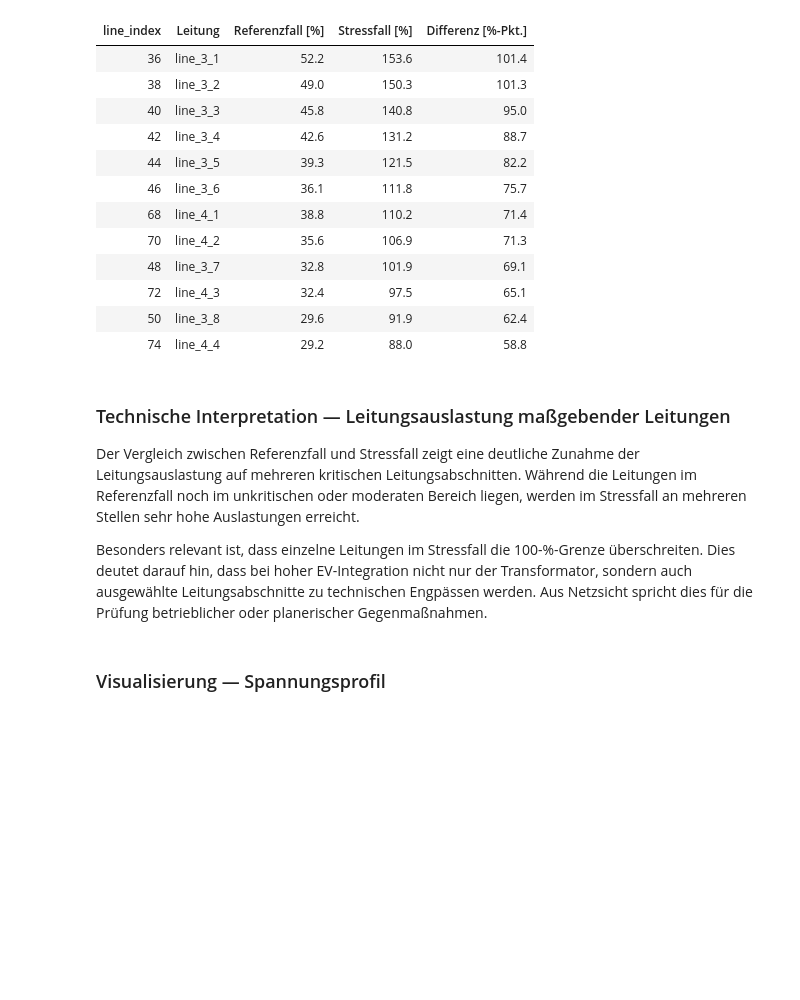
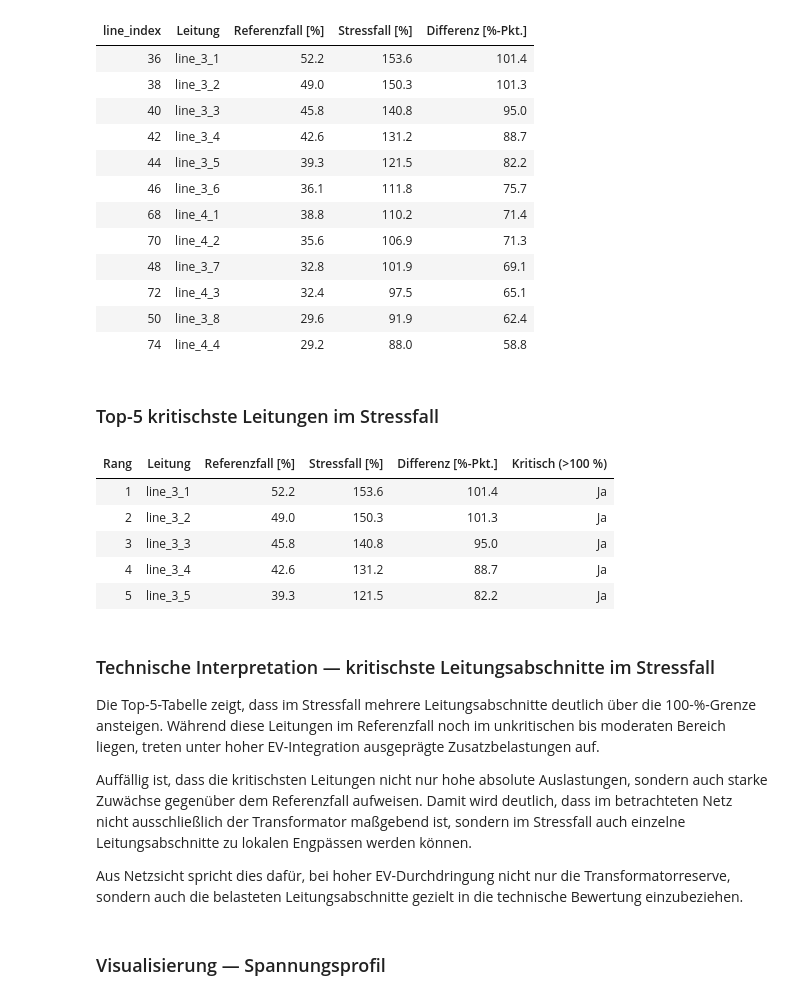
Before and after one commit to engin-yigit/P1_EV_Impact_Analysis, a Jupyter notebook: notebooks/P1_EV_Impact_Analysis.ipynb, the cells around one changed output. Drawn from its saved outputs; the diff is of its cells as text; code cells hidden in the pictures; blank space fills up the shorter version.

Commit message:
Add Top-5 critical line table and interpretation to notebook

```diff
--- a/notebooks/P1_EV_Impact_Analysis.ipynb
+++ b/notebooks/P1_EV_Impact_Analysis.ipynb
@@ -1970,12 +1970,66 @@ show_table(
 | 72 | line_4_3 | 32.4 | 97.5 | 65.1 |
 | 50 | line_3_8 | 29.6 | 91.9 | 62.4 |
 | 74 | line_4_4 | 29.2 | 88.0 | 58.8 |
+# %%
+# Kompakte Top-5-Tabelle: kritischste Leitungen im Stressfall
+top5_lines_df = (
+    compare_df
+    .sort_values(
+        ["stress_loading_percent", "delta_loading_percent"],
+        ascending=[False, False]
+    )
+    .head(5)
+    .reset_index(drop=True)
+    .copy()
+)
+
+top5_lines_df["Leitung"] = top5_lines_df["line_name"].fillna(
+    "Leitung_" + top5_lines_df["line_index"].astype(str)
+)
+
+top5_lines_display_df = pd.DataFrame({
+    "Rang": range(1, len(top5_lines_df) + 1),
+    "Leitung": top5_lines_df["Leitung"],
+    "Referenzfall [%]": top5_lines_df["base_loading_percent"].round(1),
+    "Stressfall [%]": top5_lines_df["stress_loading_percent"].round(1),
+    "Differenz [%-Pkt.]": top5_lines_df["delta_loading_percent"].round(1),
+    "Kritisch (>100 %)": np.where(top5_lines_df["stress_loading_percent"] > 100, "Ja", "Nein")
+})
+
+show_title("Top-5 kritischste Leitungen im Stressfall")
+
+show_table(
+    top5_lines_display_df,
+    fmt={
+        "Referenzfall [%]": "{:.1f}",
+        "Stressfall [%]": "{:.1f}",
+        "Differenz [%-Pkt.]": "{:.1f}"
+    },
+    text_cols=["Leitung", "Kritisch (>100 %)"],
+    numeric_cols=["Rang", "Referenzfall [%]", "Stressfall [%]", "Differenz [%-Pkt.]"]
+)
+
+top5_lines_display_df.to_csv(
+    "../results/tables/top5_kritische_leitungen_stressfall.csv",
+    index=False,
+    encoding="utf-8-sig"
+)
+# %% [output]
+### Top-5 kritischste Leitungen im Stressfall
+| Rang | Leitung | Referenzfall [%] | Stressfall [%] | Differenz [%-Pkt.] | Kritisch (>100 %) |
+| 1 | line_3_1 | 52.2 | 153.6 | 101.4 | Ja |
+| 2 | line_3_2 | 49.0 | 150.3 | 101.3 | Ja |
+| 3 | line_3_3 | 45.8 | 140.8 | 95.0 | Ja |
+| 4 | line_3_4 | 42.6 | 131.2 | 88.7 | Ja |
+| 5 | line_3_5 | 39.3 | 121.5 | 82.2 | Ja |
 # %% [markdown]
-### Technische Interpretation — Leitungsauslastung maßgebender Leitungen
+### Technische Interpretation — kritischste Leitungsabschnitte im Stressfall
 
-Der Vergleich zwischen Referenzfall und Stressfall zeigt eine deutliche Zunahme der Leitungsauslastung auf mehreren kritischen Leitungsabschnitten. Während die Leitungen im Referenzfall noch im unkritischen oder moderaten Bereich liegen, werden im Stressfall an mehreren Stellen sehr hohe Auslastungen erreicht.
+Die Top-5-Tabelle zeigt, dass im Stressfall mehrere Leitungsabschnitte deutlich über die 100-%-Grenze ansteigen. Während diese Leitungen im Referenzfall noch im unkritischen bis moderaten Bereich liegen, treten unter hoher EV-Integration ausgeprägte Zusatzbelastungen auf.
 
-Besonders relevant ist, dass einzelne Leitungen im Stressfall die 100-%-Grenze überschreiten. Dies deutet darauf hin, dass bei hoher EV-Integration nicht nur der Transformator, sondern auch ausgewählte Leitungsabschnitte zu technischen Engpässen werden. Aus Netzsicht spricht dies für die Prüfung betrieblicher oder planerischer Gegenmaßnahmen.
+Auffällig ist, dass die kritischsten Leitungen nicht nur hohe absolute Auslastungen, sondern auch starke Zuwächse gegenüber dem Referenzfall aufweisen. Damit wird deutlich, dass im betrachteten Netz nicht ausschließlich der Transformator maßgebend ist, sondern im Stressfall auch einzelne Leitungsabschnitte zu lokalen Engpässen werden können.
+
+Aus Netzsicht spricht dies dafür, bei hoher EV-Durchdringung nicht nur die Transformatorreserve, sondern auch die belasteten Leitungsabschnitte gezielt in die technische Bewertung einzubeziehen.
 # %%
 # Referenz- und Stressfall laden
 base_case = scenario_nets["S0_Base"]
```
Also changed, not shown: parts of 1 cell of this notebook, 1 other file.
